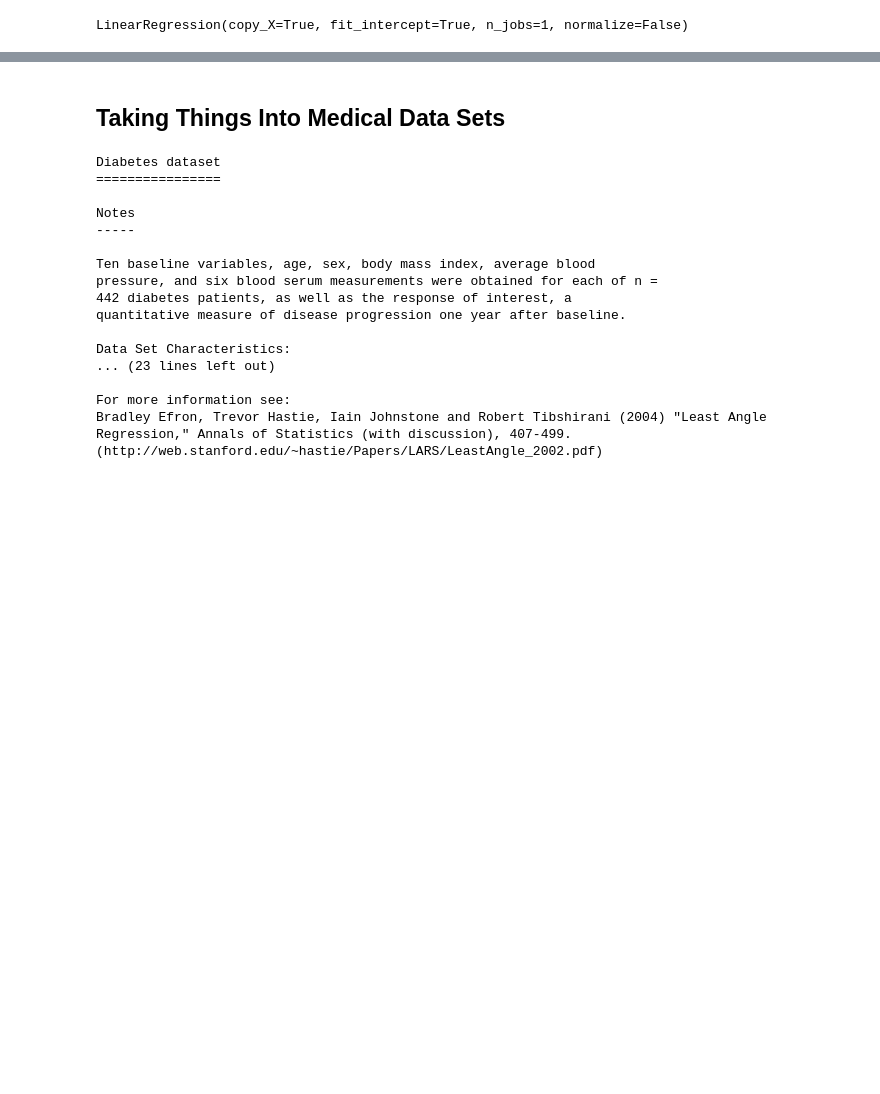
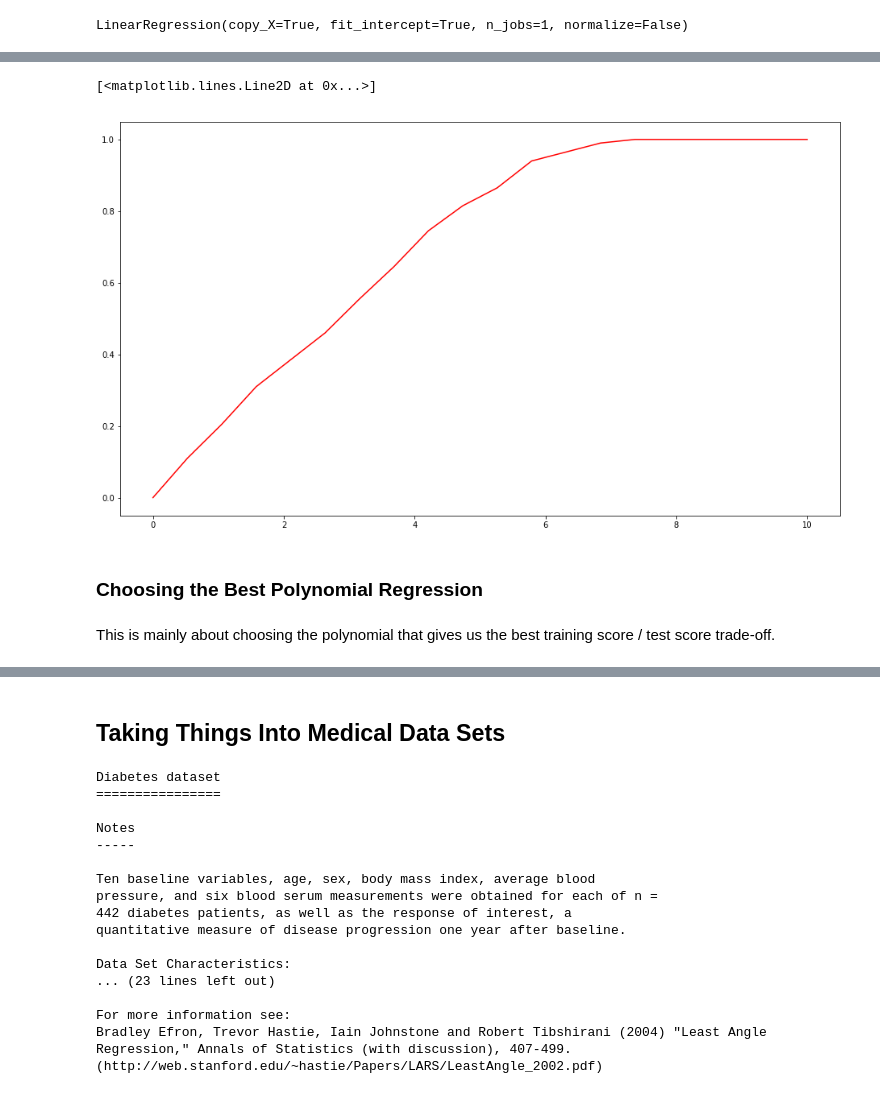
Before and after one commit to sneelapu77/IntroPyForDataScience, a Jupyter notebook: The Diabetes dataset.ipynb, the cells around one changed output, grey strips where cells are left out. Drawn from its saved outputs; the diff is of its cells as text; code cells hidden in the pictures; blank space fills up the shorter version.

```diff
--- a/The Diabetes dataset.ipynb
+++ b/The Diabetes dataset.ipynb
@@ -171,0 +166,17 @@ ax.legend()
+# %%
+tols = np.linspace(0, 10, 20)
+scores = []
+for tol in tols:
+    successes = np.logical_and(poly_reg_d.predict(X_d_test) <= y_test + tol,
+                               poly_reg_d.predict(X_d_test) >= y_test - tol)
+    scores.append(np.sum(successes)/y_test.shape[0])
+# %%
+fig, ax = plt.subplots(figsize=(16, 9))
+ax.plot(tols, scores, 'r-')
+# %% [output]
+[<matplotlib.lines.Line2D at 0x...>]
+[figure, added]
+# %% [markdown]
+### Choosing the Best Polynomial Regression
+# %% [markdown]
+This is mainly about choosing the polynomial that gives us the best training score / test score trade-off.
```
Also changed, not shown: parts of 9 cells of this notebook.
